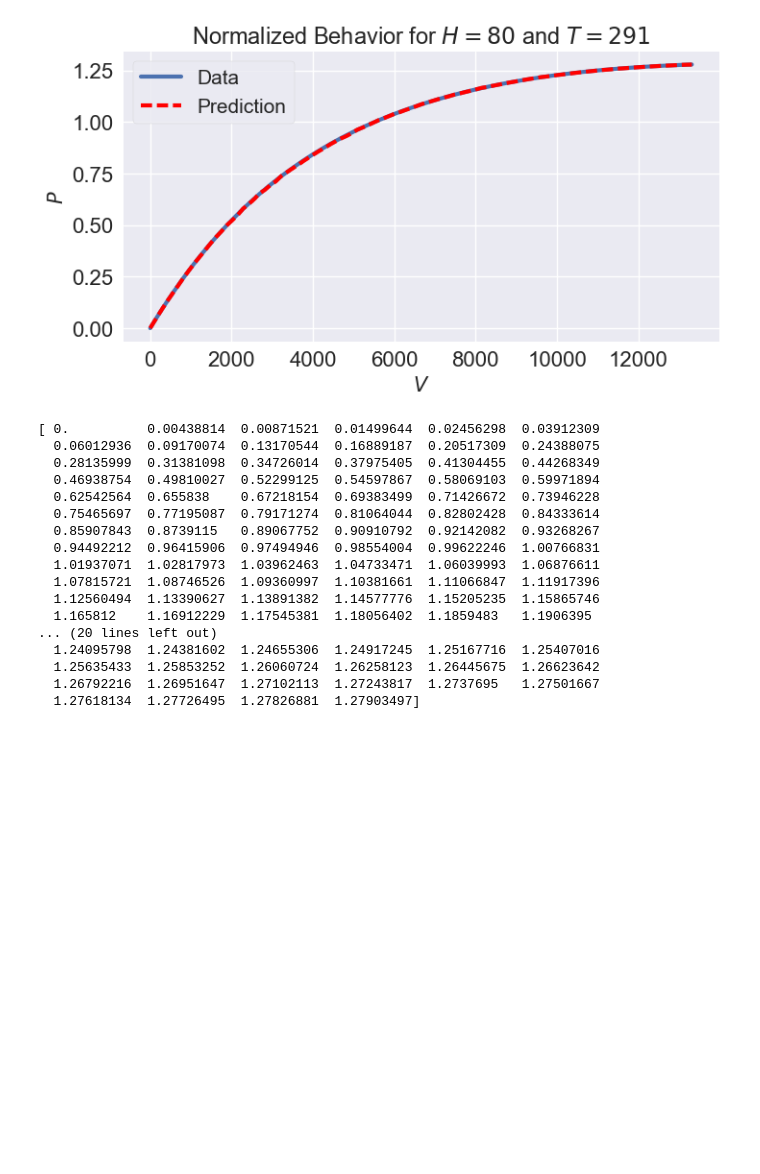
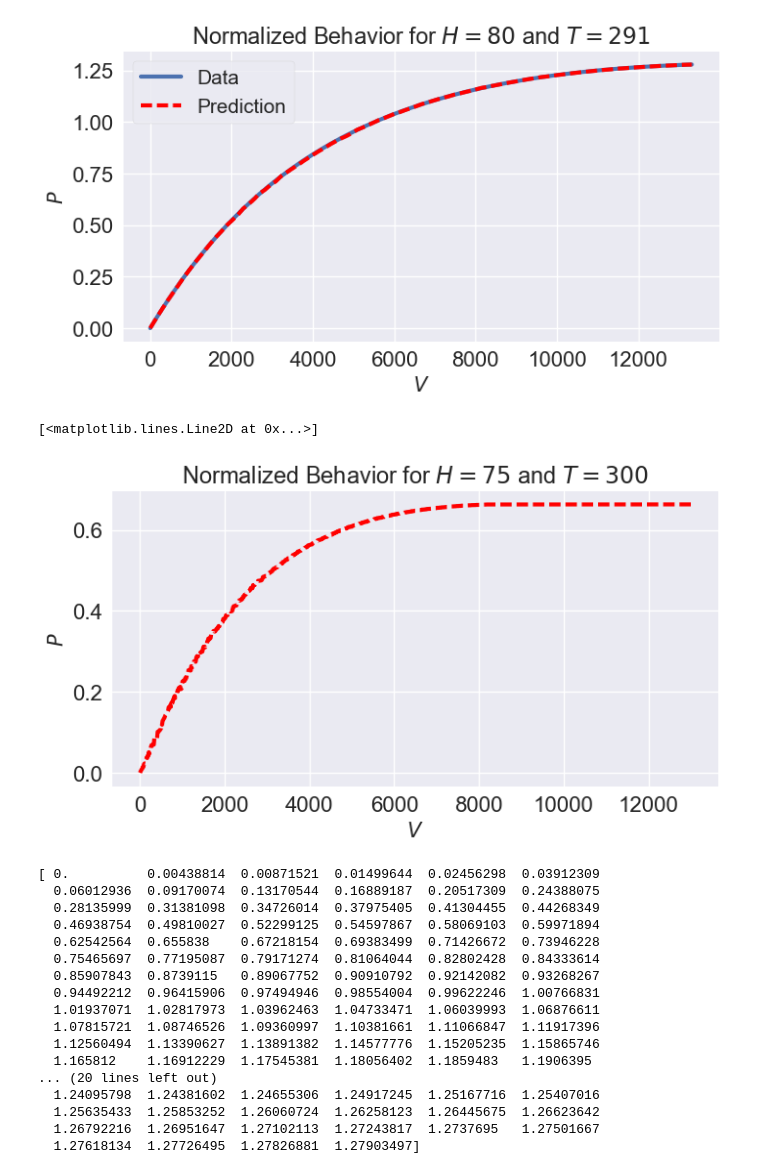
Before and after one commit to matheuscfernandes/mechanics-ml, a Jupyter notebook: SoftActuator/Notebook1.ipynb, the cells around one changed output. Saved outputs shown, nothing was run; the diff lists cells and outputs as text; code cells hidden in the pictures; blank space fills up the shorter version.

```diff
--- a/SoftActuator/Notebook1.ipynb
+++ b/SoftActuator/Notebook1.ipynb
@@ -104,18 +104,18 @@ YP=dataPAll[:,-1]
 # %%
 from sklearn.neural_network import MLPRegressor
 from sklearn.ensemble import RandomForestRegressor
-MLP=RandomForestRegressor(n_estimators=500)
+MLP=RandomForestRegressor(n_estimators=1000)
 # MLP=MLPRegressor(hidden_layer_sizes=(2000, ), activation='logistic', solver='sgd', alpha=0.0001, batch_size='auto',
 #      learning_rate='constant', learning_rate_init=0.001, power_t=0.5,
 #      shuffle=True, random_state=None, tol=0.0001, verbose=False,
 #      warm_start=False, momentum=0.9, nesterovs_momentum=True, early_stopping=False,
 #      validation_fraction=0.1, beta_1=0.9, beta_2=0.999, epsilon=1e-08)
-TrainL=int(len(YP)*95./100.)
+TrainL=int(len(YP)*100./100.)
 
 XTrain=XP[:TrainL,:]
 YTrain=YP[:TrainL]
-XTest=XP[TrainL:,:]
-YTest=YP[TrainL:]
+# XTest=XP[TrainL:,:]
+# YTest=YP[TrainL:]
 
 MLP.fit(XTrain,YTrain)
 
@@ -142,6 +142,20 @@ plt.legend()
 # %% [output]
 <matplotlib.legend.Legend at 0x...>
 [figure]
+# %%
+H=75;T=300
+V=linspace(0,13000,1000)
+HAll=H+V*0
+TAll=H+V*0
+dataPredict=np.column_stack((HAll,TAll,V))
+P_p=MLP.predict(dataPredict)
+plt.title(r'Normalized Behavior for $H=75$ and $T=300$')
+plt.xlabel(r'$V$')
+plt.ylabel(r'$P$')
+plt.plot(V,P_p,'r--',label='Prediction',lw=3)
+# %% [output]
+[<matplotlib.lines.Line2D at 0x...>]
+[figure, added]
 # %%
 print P_predict
 print P
```
Also changed, not shown: parts of 1 cell of this notebook.
